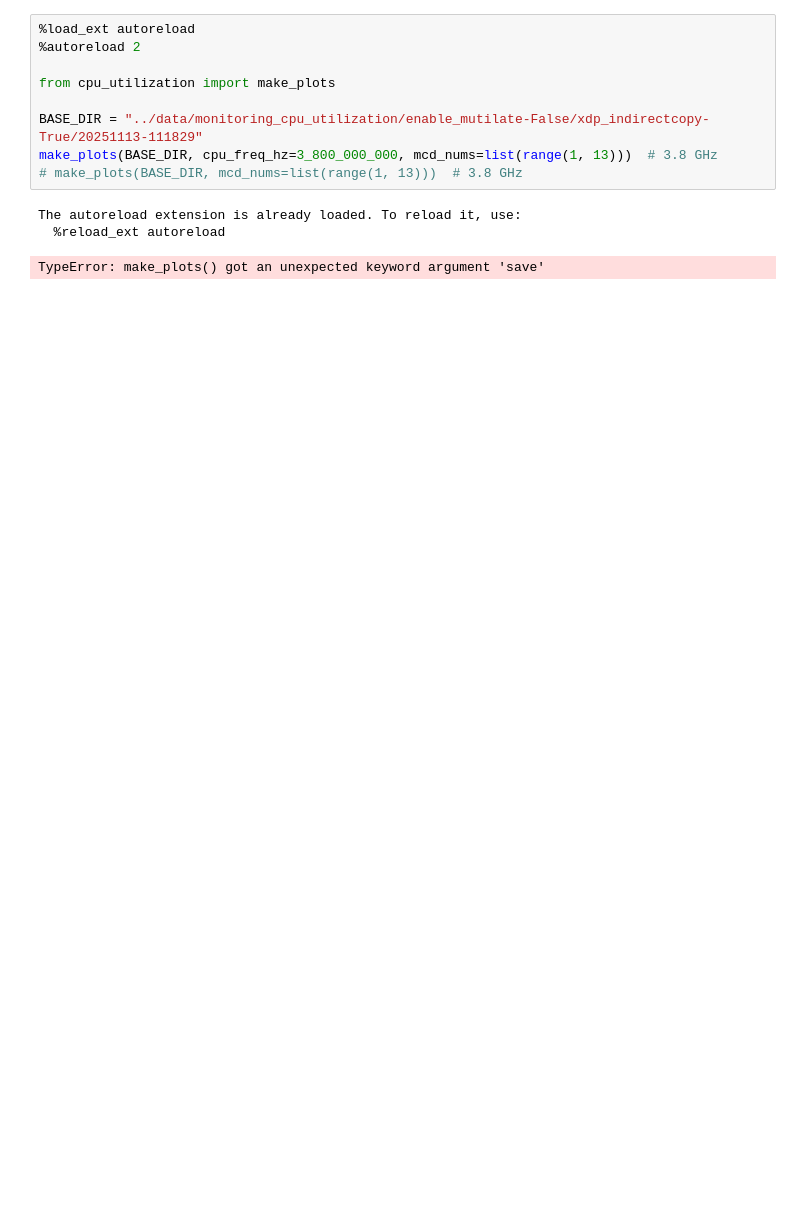
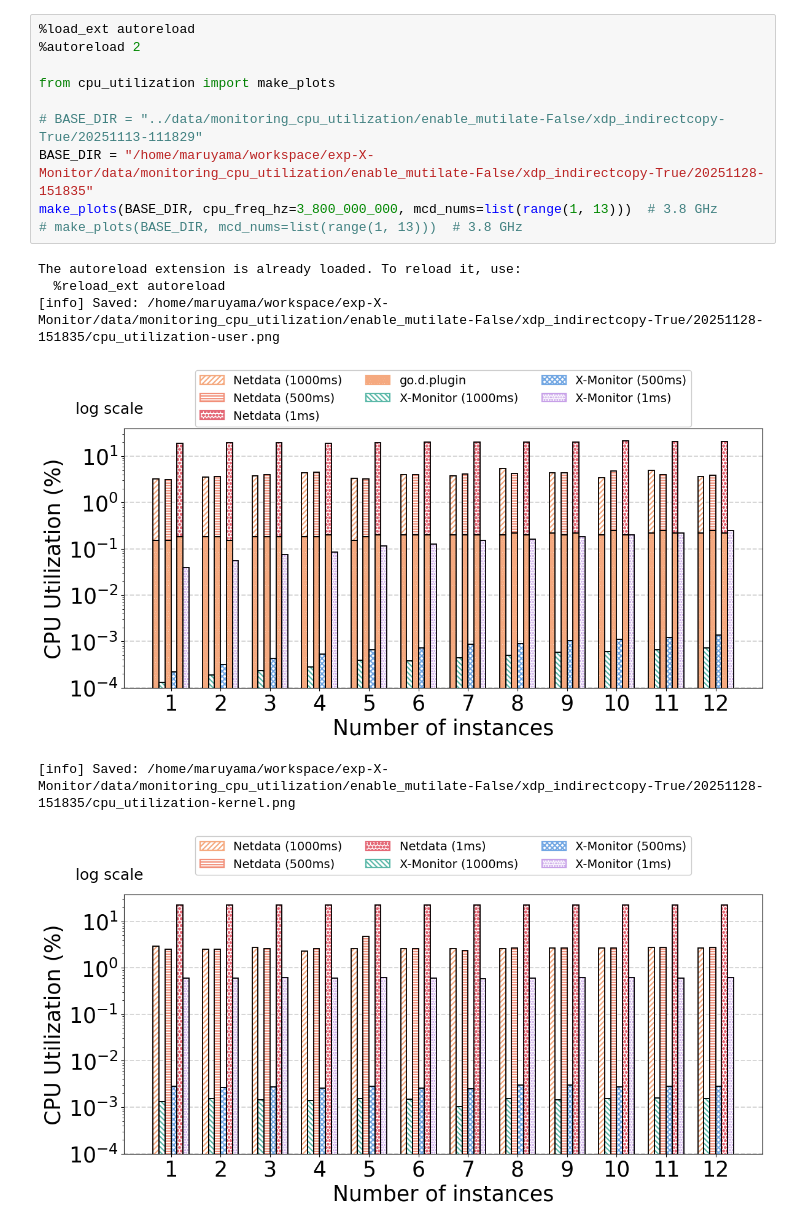
Before and after one commit to yukimaruyama2023/exp-X-Monitor, a Jupyter notebook: graph/cpu_utilization.ipynb, the cells around one changed output. Cells and saved outputs as stored; diff of their text form; blank space fills up the shorter version.

```diff
--- a/graph/cpu_utilization.ipynb
+++ b/graph/cpu_utilization.ipynb
@@ -1,13 +1,17 @@
 # %%
 %load_ext autoreload
 %autoreload 2
 
 from cpu_utilization import make_plots
 
-BASE_DIR = "../data/monitoring_cpu_utilization/enable_mutilate-False/xdp_indirectcopy-True/20251113-111829"
+# BASE_DIR = "../data/monitoring_cpu_utilization/enable_mutilate-False/xdp_indirectcopy-True/20251113-111829"
+BASE_DIR = "/home/maruyama/workspace/exp-X-Monitor/data/monitoring_cpu_utilization/enable_mutilate-False/xdp_indirectcopy-True/20251128-151835"
 make_plots(BASE_DIR, cpu_freq_hz=3_800_000_000, mcd_nums=list(range(1, 13)))  # 3.8 GHz
 # make_plots(BASE_DIR, mcd_nums=list(range(1, 13)))  # 3.8 GHz
 # %% [output]
 The autoreload extension is already loaded. To reload it, use:
   %reload_ext autoreload
+[info] Saved: /home/maruyama/workspace/exp-X-Monitor/data/monitoring_cpu_utilization/enable_mutilate-False/xdp_indirectcopy-True/20251128-151835/cpu_utilization-user.png
+[figure, added]
-TypeError: make_plots() got an unexpected keyword argument 'save'
+[info] Saved: /home/maruyama/workspace/exp-X-Monitor/data/monitoring_cpu_utilization/enable_mutilate-False/xdp_indirectcopy-True/20251128-151835/cpu_utilization-kernel.png
+[figure, added]
```
Also changed, not shown: 7 other files.
